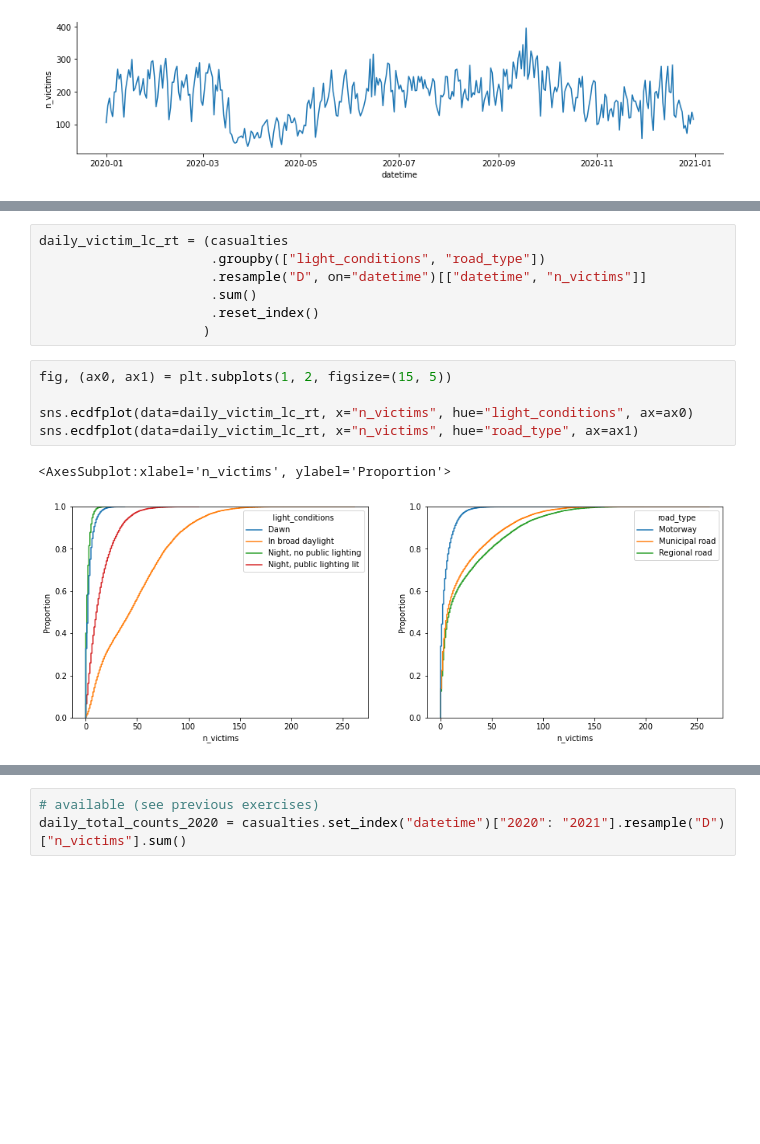
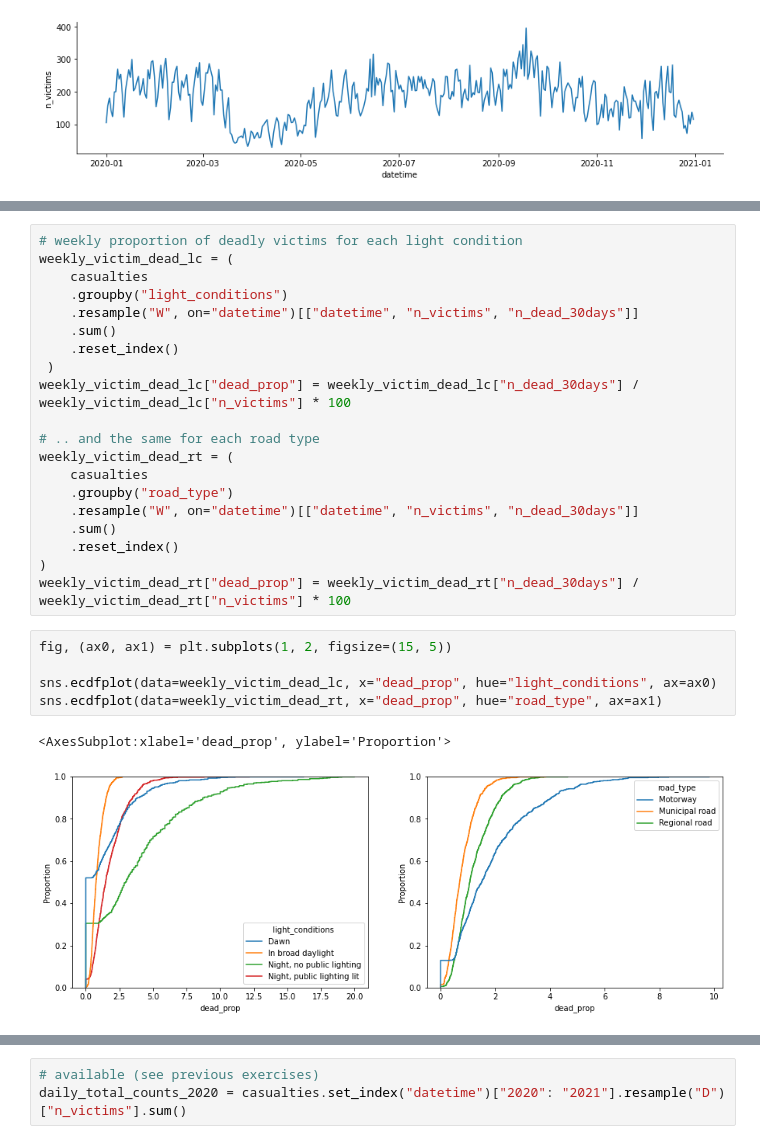
Before and after one commit to jorisvandenbossche/course-python-data, a Jupyter notebook: notebooks/visualization_02_seaborn.ipynb, the cells around one changed output, grey strips where cells are left out. Cells and saved outputs as stored; diff of their text form; blank space fills up the shorter version.

```diff
--- a/notebooks/visualization_02_seaborn.ipynb
+++ b/notebooks/visualization_02_seaborn.ipynb
@@ -640,21 +648,34 @@ Prepare the data for the plots with Pandasa and use the variable `daily_victim_l
 - [`sns.ecdfplot`](https://seaborn.pydata.org/generated/seaborn.ecdfplot.html#seaborn.ecdfplot) creates empirical cumulative distribution plots.
 
 </details>
-# %%
-daily_victim_lc_rt = (casualties
-                      .groupby(["light_conditions", "road_type"])
-                      .resample("D", on="datetime")[["datetime", "n_victims"]]
-                      .sum()
-                      .reset_index()
-                     )
+# %%
+# weekly proportion of deadly victims for each light condition
+weekly_victim_dead_lc = (
+    casualties
+    .groupby("light_conditions")
+    .resample("W", on="datetime")[["datetime", "n_victims", "n_dead_30days"]]
+    .sum()
+    .reset_index()
+ )
+weekly_victim_dead_lc["dead_prop"] = weekly_victim_dead_lc["n_dead_30days"] / weekly_victim_dead_lc["n_victims"] * 100
+
+# .. and the same for each road type
+weekly_victim_dead_rt = (
+    casualties
+    .groupby("road_type")
+    .resample("W", on="datetime")[["datetime", "n_victims", "n_dead_30days"]]
+    .sum()
+    .reset_index()
+)
+weekly_victim_dead_rt["dead_prop"] = weekly_victim_dead_rt["n_dead_30days"] / weekly_victim_dead_rt["n_victims"] * 100
 # %%
 fig, (ax0, ax1) = plt.subplots(1, 2, figsize=(15, 5))
 
-sns.ecdfplot(data=daily_victim_lc_rt, x="n_victims", hue="light_conditions", ax=ax0)
-sns.ecdfplot(data=daily_victim_lc_rt, x="n_victims", hue="road_type", ax=ax1)
+sns.ecdfplot(data=weekly_victim_dead_lc, x="dead_prop", hue="light_conditions", ax=ax0)
+sns.ecdfplot(data=weekly_victim_dead_rt, x="dead_prop", hue="road_type", ax=ax1)
 # %% [output]
-<AxesSubplot:xlabel='n_victims', ylabel='Proportion'>
+<AxesSubplot:xlabel='dead_prop', ylabel='Proportion'>
-[figure, old version]
+[figure, new version]
 # %% [markdown]
 <div class="alert alert-success">
 
```
Also changed, not shown: parts of 16 cells of this notebook, 1 other file.
